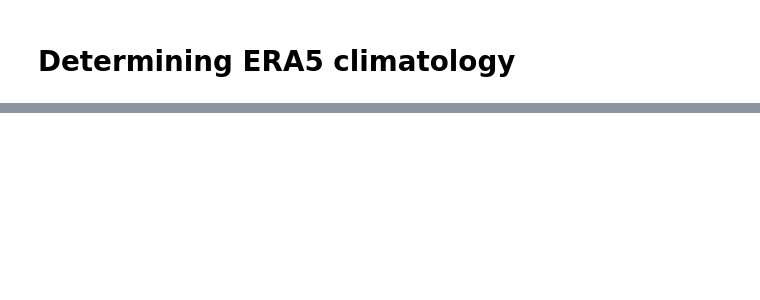
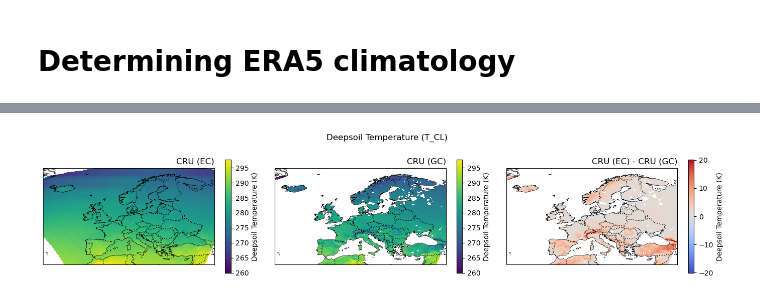
Before and after one commit to CORDEX-be2/ValEnsPy, a Jupyter notebook: evaluation_cclm/Deepsoil/CCLM_eval_era5_climatology.ipynb, the cells around one changed output, grey strips where cells are left out. Saved outputs shown, nothing was run; the diff lists cells and outputs as text; code cells hidden in the pictures; blank space fills up the shorter version.

```diff
--- a/evaluation_cclm/Deepsoil/CCLM_eval_era5_climatology.ipynb
+++ b/evaluation_cclm/Deepsoil/CCLM_eval_era5_climatology.ipynb
@@ -55,9 +50,11 @@ def geo_to_rot(coord, ds):
 machine = "hortense"
 variable = "stl4"
 ref_dataset = "ERA5"
-startyear = 1961
-endyear = 1990
-method = 'median'
+startyear = 1995
+endyear = 1995
+method = 'mean'
+startmonth = 6
+endmonth = 8
 # %%
 # Loading ECOCLIMAP data
 ec_dir = '/dodrio/scratch/projects/2022_200/RCS/CORDEXBE2/wouterl/exp_fiens_eval_setup_JJA1995_NUKLEUS_transient_aerosol_ECOCLIMAP/ext/'
@@ -179,3 +208,10 @@ ax = plot_maps_mod_ref_diff(da_ref = da,  da_mod = da_gc_remap,  da_diff = da_di
+# %%
+da_ref3 = da_gc_remap
+da_mod3 = da_ec_remap
+da_diff3 = da_mod3 - da_ref3
+ax = plot_maps_mod_ref_diff(da_ref = da_ref3,  da_mod = da_mod3,  da_diff = da_diff3)
+# %% [output]
+[figure, added]
 # %%
 region = 'belgium'
 lat_bounds = bounds[region]['lat_bounds']
```
Also changed, not shown: parts of 23 cells of this notebook, 1 other file.
